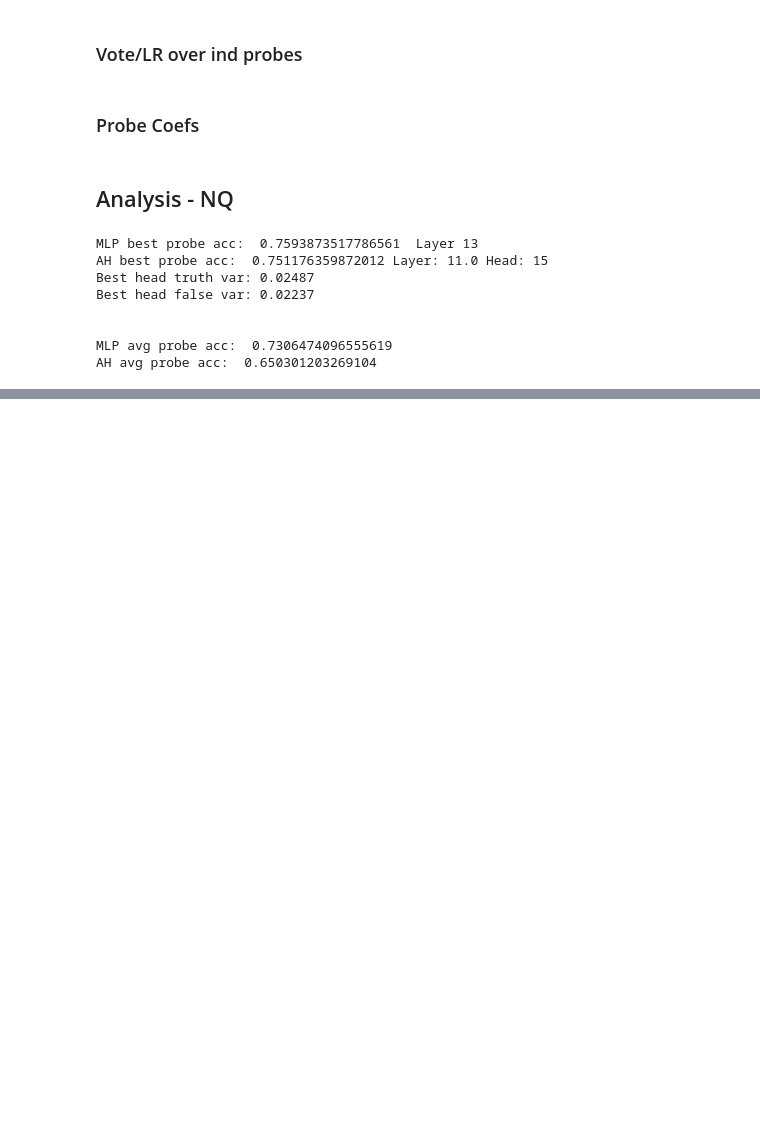
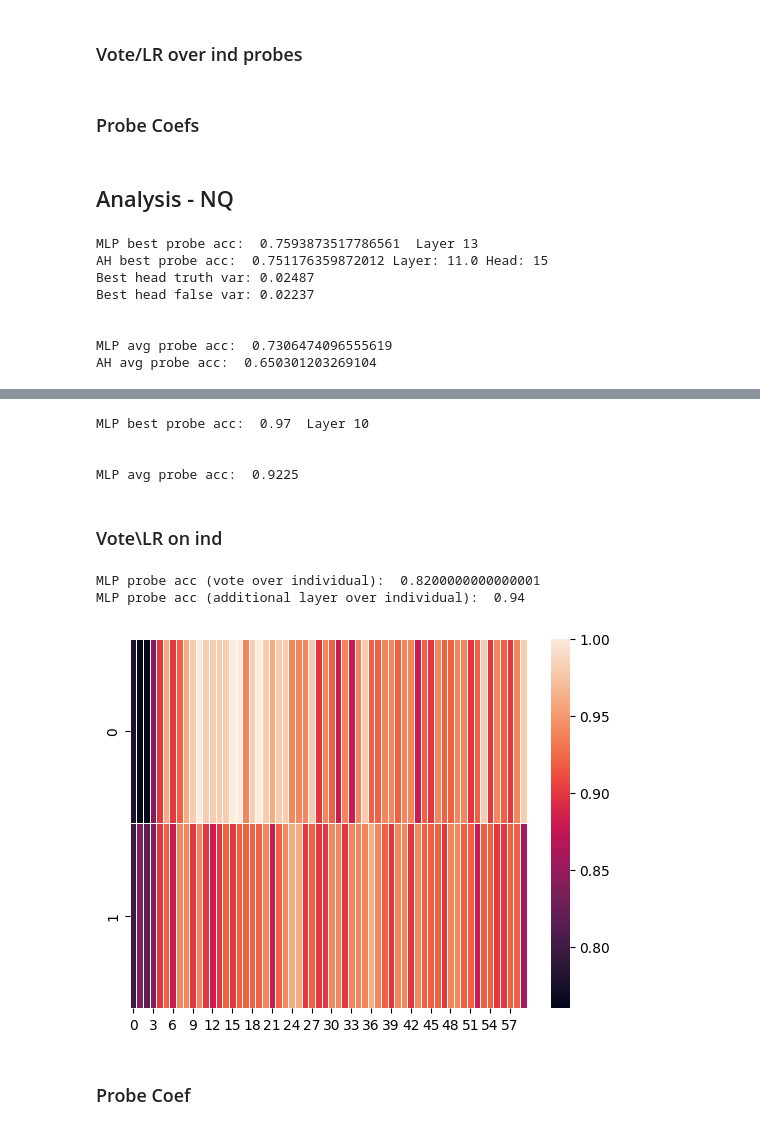
Before and after one commit to itsmemala/honest_llama, a Jupyter notebook: ITI.ipynb, the cells around one changed output, grey strips where cells are left out. Cells and saved outputs as stored; diff of their text form; code cells hidden in the pictures; blank space fills up the shorter version.

Commit message:
MLP Probes for MI

```diff
--- a/ITI.ipynb
+++ b/ITI.ipynb
@@ -459,0 +548,36 @@ AH avg probe acc:  0.650301203269104
+# %%
+import numpy as np
+mlp_probe_accs = np.load('/content/gdrive/MyDrive/honest_llama/probes/flan_33B_counselling_2_ind_mlp_probe_accs.npy')
+
+print('MLP best probe acc: ',np.max(np.mean(mlp_probe_accs, axis=0)), ' Layer', np.argmax(np.mean(mlp_probe_accs, axis=0)))
+print('\n')
+print('MLP avg probe acc: ',np.mean(mlp_probe_accs))
+# %% [output]
+MLP best probe acc:  0.97  Layer 10
+
+
+MLP avg probe acc:  0.9225
+# %% [markdown]
+### Vote\LR on ind
+# %%
+import numpy as np
+mlp_probe_accs = np.load('/content/gdrive/MyDrive/honest_llama/probes/flan_33B_counselling_2_vote_on_ind_mlp_probe_accs.npy')
+print('MLP probe acc (vote over individual): ',np.mean(mlp_probe_accs))
+mlp_probe_accs = np.load('/content/gdrive/MyDrive/honest_llama/probes/flan_33B_counselling_2_lr_on_ind_mlp_probe_accs.npy')
+print('MLP probe acc (additional layer over individual): ',np.mean(mlp_probe_accs))
+# %% [output]
+MLP probe acc (vote over individual):  0.8200000000000001
+MLP probe acc (additional layer over individual):  0.94
+# %%
+import numpy as np
+import seaborn as sns
+import matplotlib.pyplot as plt
+mlp_probe_accs = np.load('/content/gdrive/MyDrive/honest_llama/probes/flan_33B_counselling_2_ind_mlp_probe_accs.npy')
+
+
+sns.heatmap(mlp_probe_accs, linewidth=0.5)
+plt.show()
+# %% [output]
+[figure, added]
+# %% [markdown]
+### Probe Coef
```
Also changed, not shown: parts of 19 cells of this notebook, 3 other files.
